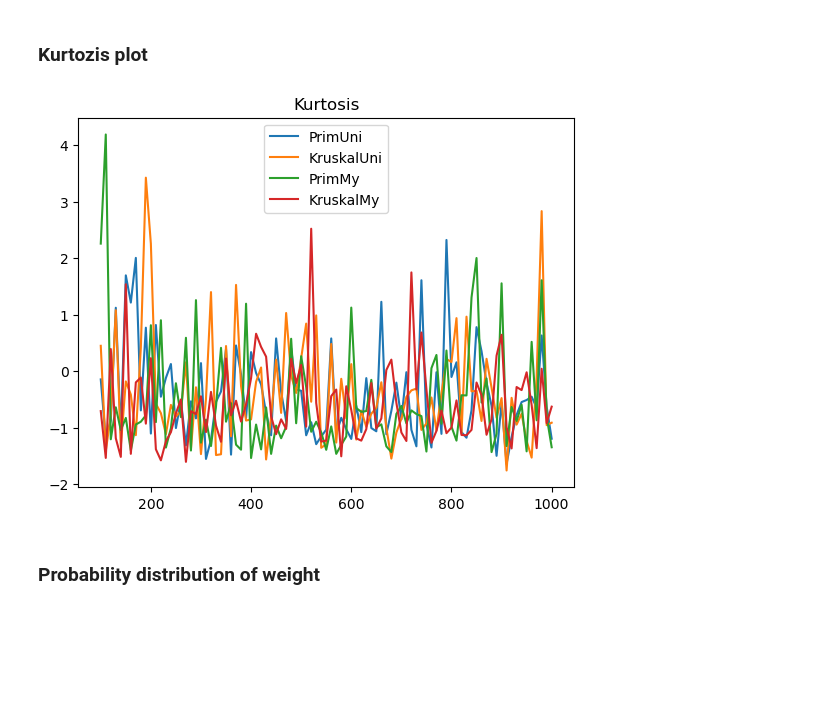
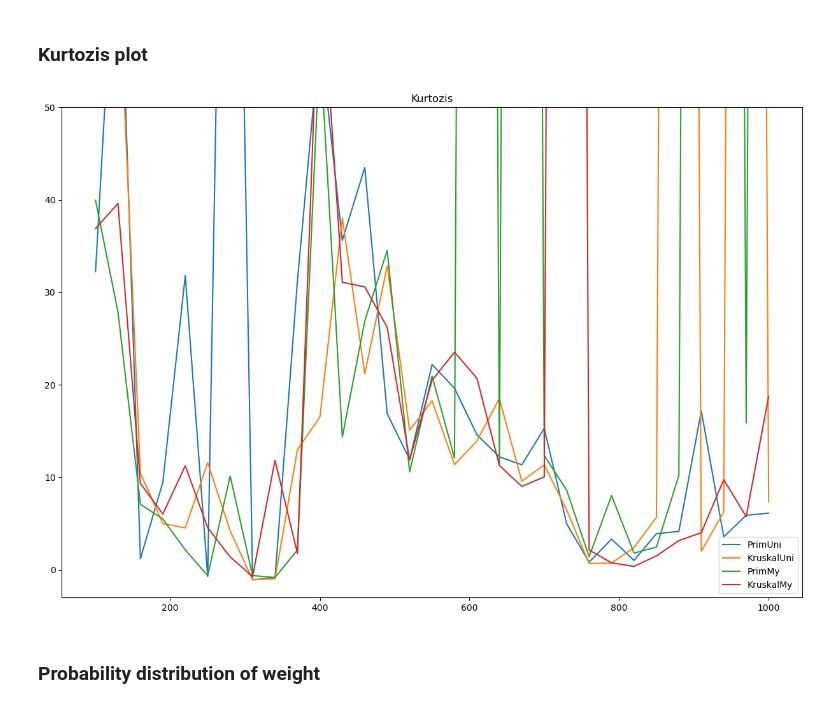
Before and after one commit to pucikplay/MPA, a Jupyter notebook: L2/l2.ipynb, the cells around one changed output. Drawn from its saved outputs; the diff is of its cells as text; code cells hidden in the pictures; blank space fills up the shorter version.

```diff
--- a/L2/l2.ipynb
+++ b/L2/l2.ipynb
@@ -23,8 +23,8 @@ clf()
 # %%
 nMin = 100
 nMax = 1000
-step = 10
-reps = 1000
+step = 30
+reps = 500
 
 N = [n for n in nMin:step:nMax]
 
@@ -41,6 +41,7 @@ recordsPrimMy = Vector{Vector{Record}}()
 recordsKruskalMy = Vector{Vector{Record}}()
 
 for n in N
+    println(n)
     primVectUni = Vector{Record}()
     kruskalVectUni = Vector{Record}()
     primVectMy = Vector{Record}()
@@ -86,12 +69,25 @@ end
 # %%
+struct Parameters
+    minT::Float64
+    maxT::Float64
+    meanT::Float64
+    experiment::Float64
+    chebyshev::Float64
+    kurtozis::Float64
+end
+
 function getTimes(records)
     times = [r.time for r in records]
     minTime = minimum(times)
     maxTime = maximum(times)
-    avg = mean(times)
+    E = mean(times)
+    times_diff = [abs(t - E) for t in times]
+    experiment = sort(times_diff)[Int(floor(0.95 * length(times)))]
+    V = var(times)
+    chebyshev = sqrt(V/0.05)
     kurt = kurtosis(times)
 
-    return (minTime, maxTime, avg, kurt)
+    return Parameters(minTime, maxTime, E, experiment, chebyshev, kurt)
 end
 
 timesPrimUni = [getTimes(recordsPrimUni[i]) for i in 1:length(N)]
@@ -158,15 +189,16 @@ clf()
 # %% [markdown]
 ### Kurtozis plot
 # %%
-plot(N,[t[4] for t in timesPrimUni], label="PrimUni")
-plot(N,[t[4] for t in timesKruskalUni], label="KruskalUni")
-plot(N,[t[4] for t in timesPrimMy], label="PrimMy")
-plot(N,[t[4] for t in timesKruskalMy], label="KruskalMy")
-title("Kurtosis")
+plot(N,[t.kurtozis for t in timesPrimUni], label="PrimUni")
+plot(N,[t.kurtozis for t in timesKruskalUni], label="KruskalUni")
+plot(N,[t.kurtozis for t in timesPrimMy], label="PrimMy")
+plot(N,[t.kurtozis for t in timesKruskalMy], label="KruskalMy")
+ylim(bottom=-3, top=50)
+title("Kurtozis")
 legend()
 display(gcf())
 clf()
 # %% [output]
-[figure, old version]
+[figure, new version]
 # %% [markdown]
 ### Probability distribution of weight
```
Also changed, not shown: parts of 16 cells of this notebook.
